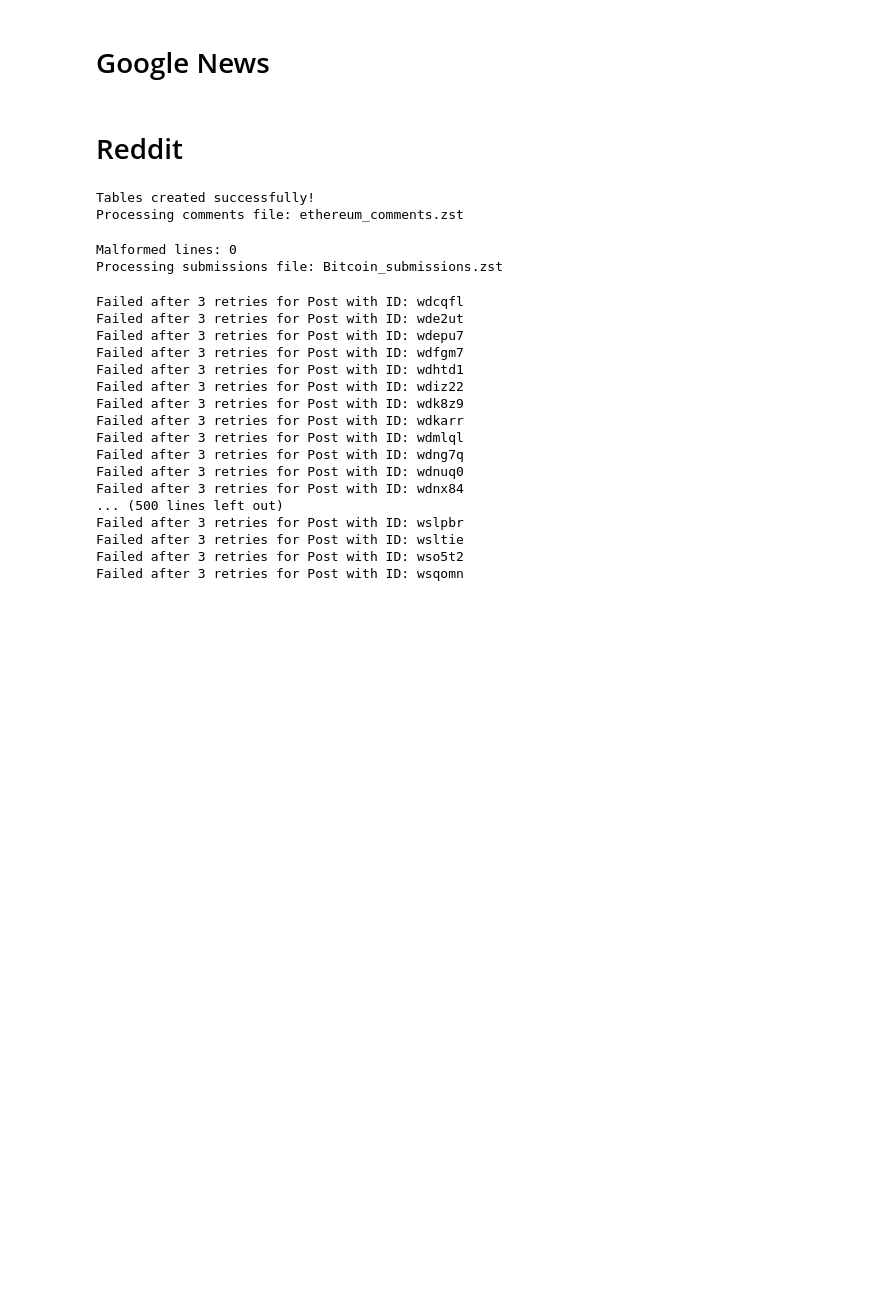
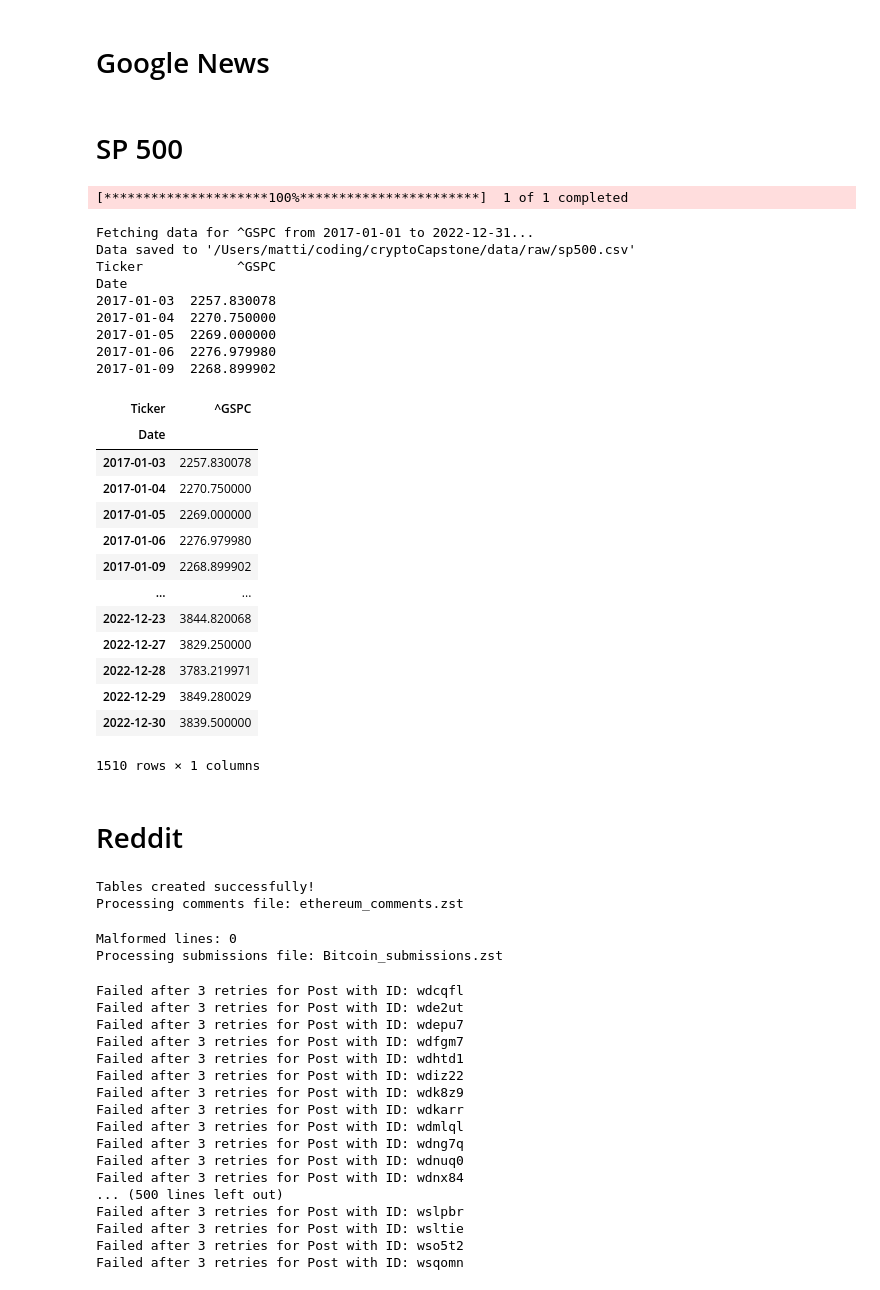
Before and after one commit to SMatti2/cryptoCapstone, a Jupyter notebook: notebooks/00_data_collection.ipynb, the cells around one changed output. Saved outputs shown, nothing was run; the diff lists cells and outputs as text; code cells hidden in the pictures; blank space fills up the shorter version.

```diff
--- a/notebooks/00_data_collection.ipynb
+++ b/notebooks/00_data_collection.ipynb
@@ -80,6 +110,43 @@ articles_data = scrape_google_news(
     queries=queries,
     output_path=output_file,
 )
+# %% [markdown]
+# SP 500
+# %%
+from src.data_collection.fetch_yfinance import fetch_yfinance_price_to_csv
+
+fetch_yfinance_price_to_csv(
+    ticker="^GSPC",
+    start_date="2017-01-01",
+    end_date="2022-12-31",
+    output_filename="sp500.csv",
+    output_dir= config.DATA_DIR / "raw",
+)
+# %% [output]
+[*********************100%***********************]  1 of 1 completed
+Fetching data for ^GSPC from 2017-01-01 to 2022-12-31...
+Data saved to '/Users/matti/coding/cryptoCapstone/data/raw/sp500.csv'
+Ticker            ^GSPC
+Date
+2017-01-03  2257.830078
+2017-01-04  2270.750000
+2017-01-05  2269.000000
+2017-01-06  2276.979980
+2017-01-09  2268.899902
+| Ticker | ^GSPC |
+| Date |  |
+| 2017-01-03 | 2257.830078 |
+| 2017-01-04 | 2270.750000 |
+| 2017-01-05 | 2269.000000 |
+| 2017-01-06 | 2276.979980 |
+| 2017-01-09 | 2268.899902 |
+| ... | ... |
+| 2022-12-23 | 3844.820068 |
+| 2022-12-27 | 3829.250000 |
+| 2022-12-28 | 3783.219971 |
+| 2022-12-29 | 3849.280029 |
+| 2022-12-30 | 3839.500000 |
+1510 rows × 1 columns
 # %% [markdown]
 # Reddit
 # %%
```
Also changed, not shown: parts of 4 cells of this notebook.
